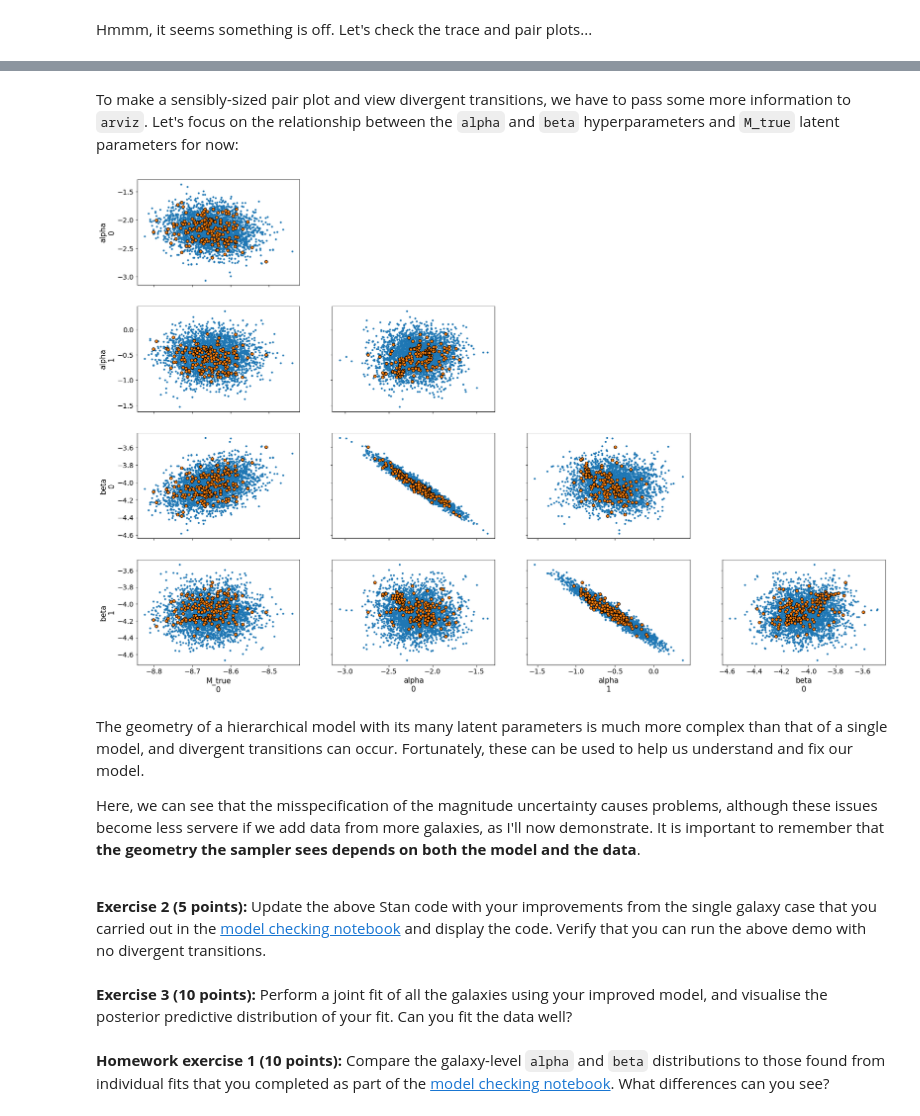
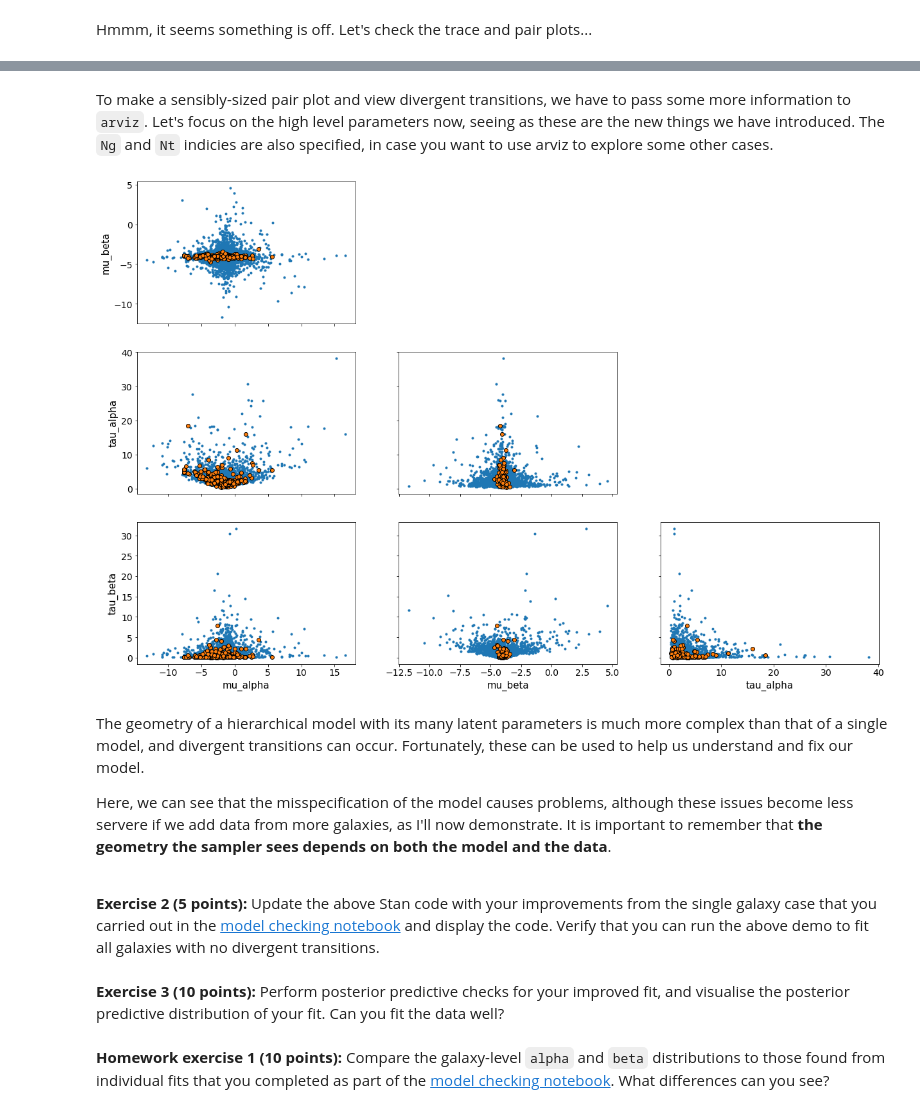
Before and after one commit to cescalara/BayesianWorkflow, a Jupyter notebook: src/notebooks/model_development.ipynb, the cells around one changed output, grey strips where cells are left out. Saved outputs shown, nothing was run; the diff lists cells and outputs as text; code cells hidden in the pictures.

```diff
--- a/src/notebooks/model_development.ipynb
+++ b/src/notebooks/model_development.ipynb
@@ -192,26 +190,26 @@ av.plot_trace(fit, var_names=["mu_alpha", "mu_beta", "alpha", "beta"]);
 # %% [markdown]
-To make a sensibly-sized pair plot and view divergent transitions, we have to pass some more information to `arviz`. Let's focus on the relationship between the `alpha` and `beta` hyperparameters and `M_true` latent parameters for now:
+To make a sensibly-sized pair plot and view divergent transitions, we have to pass some more information to `arviz`. Let's focus on the high level parameters now, seeing as these are the new things we have introduced. The `Ng` and `Nt` indicies are also specified, in case you want to use arviz to explore some other cases.
 # %%
 fit_a = av.from_cmdstanpy(fit, coords={"Ng" : np.arange(input_data["Ng"]),
                                        "Nt" : np.arange(input_data["Nt"])},
                              dims={"alpha": ["Ng"], "beta": ["Ng"], "M_true":["Nt"]})
-av.plot_pair(fit_a, var_names=["M_true", "alpha", "beta"],
-                divergences=True, coords={"Ng": np.array([0, 1]),
-                                          "Nt": np.array([0])});
+av.plot_pair(fit_a, var_names=["mu_alpha", "mu_beta", "tau_alpha", "tau_beta"],
+                divergences=True, coords={"Ng": np.array([0, 1]), # Ng coords
+                                          "Nt": np.array([0])}); # Nt coords
 # %% [output]
-[figure, old version]
+[figure, new version]
 # %% [markdown]
 The geometry of a hierarchical model with its many latent parameters is much more complex than that of a single model, and divergent transitions can occur. Fortunately, these can be used to help us understand and fix our model.
 
-Here, we can see that the misspecification of the magnitude uncertainty causes problems, although these issues become less servere if we add data from more galaxies, as I'll now demonstrate. It is important to remember that **the geometry the sampler sees depends on both the model and the data**.
+Here, we can see that the misspecification of the model causes problems, although these issues become less servere if we add data from more galaxies, as I'll now demonstrate. It is important to remember that **the geometry the sampler sees depends on both the model and the data**.
 
 <br>
 
-**Exercise 2 (5 points):** Update the above Stan code with your improvements from the single galaxy case that you carried out in the [model checking notebook](model_checking.ipynb) and display the code. Verify that you can run the above demo with no divergent transitions.
+**Exercise 2 (5 points):** Update the above Stan code with your improvements from the single galaxy case that you carried out in the [model checking notebook](model_checking.ipynb) and display the code. Verify that you can run the above demo to fit all galaxies with no divergent transitions.
 # %%
 # to be completed...
 # %% [markdown]
-**Exercise 3 (10 points):** Perform a joint fit of all the galaxies using your improved model, and visualise the posterior predictive distribution of your fit. Can you fit the data well?
+**Exercise 3 (10 points):** Perform posterior predictive checks for your improved fit, and visualise the posterior predictive distribution of your fit. Can you fit the data well?
 # %%
 # to be completed...
 # %% [markdown]
```
Also changed, not shown: parts of 8 cells of this notebook, 2 other files.
